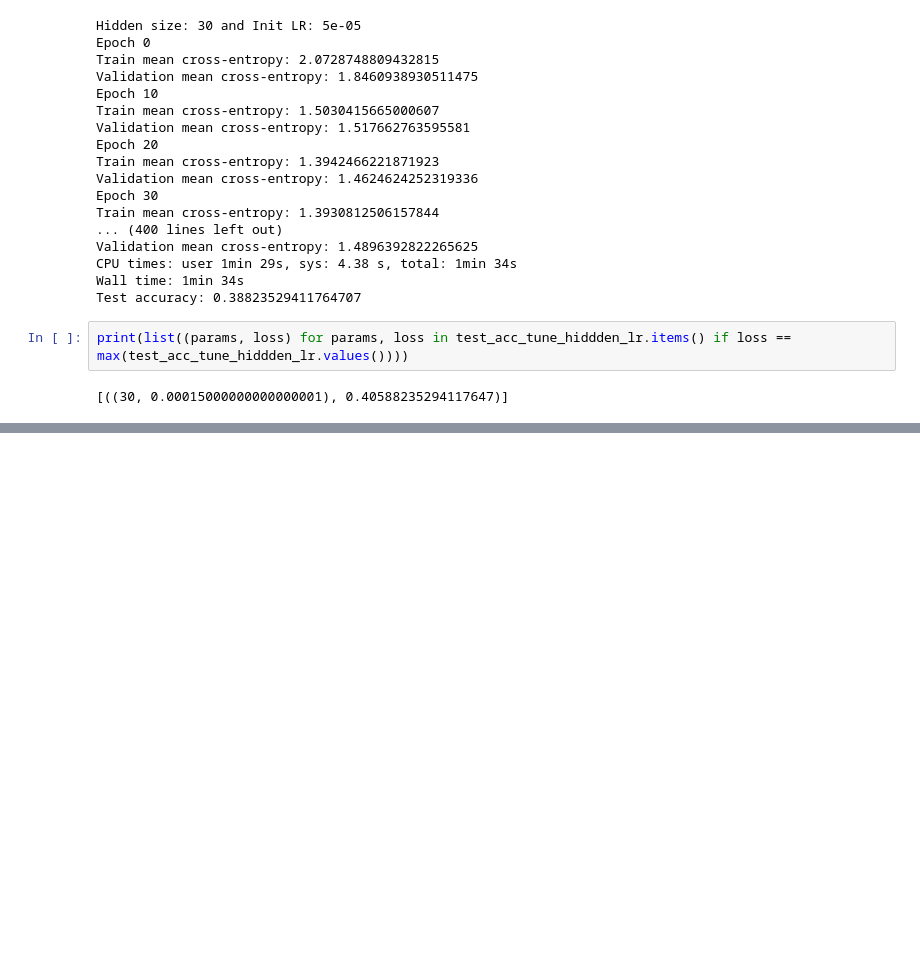
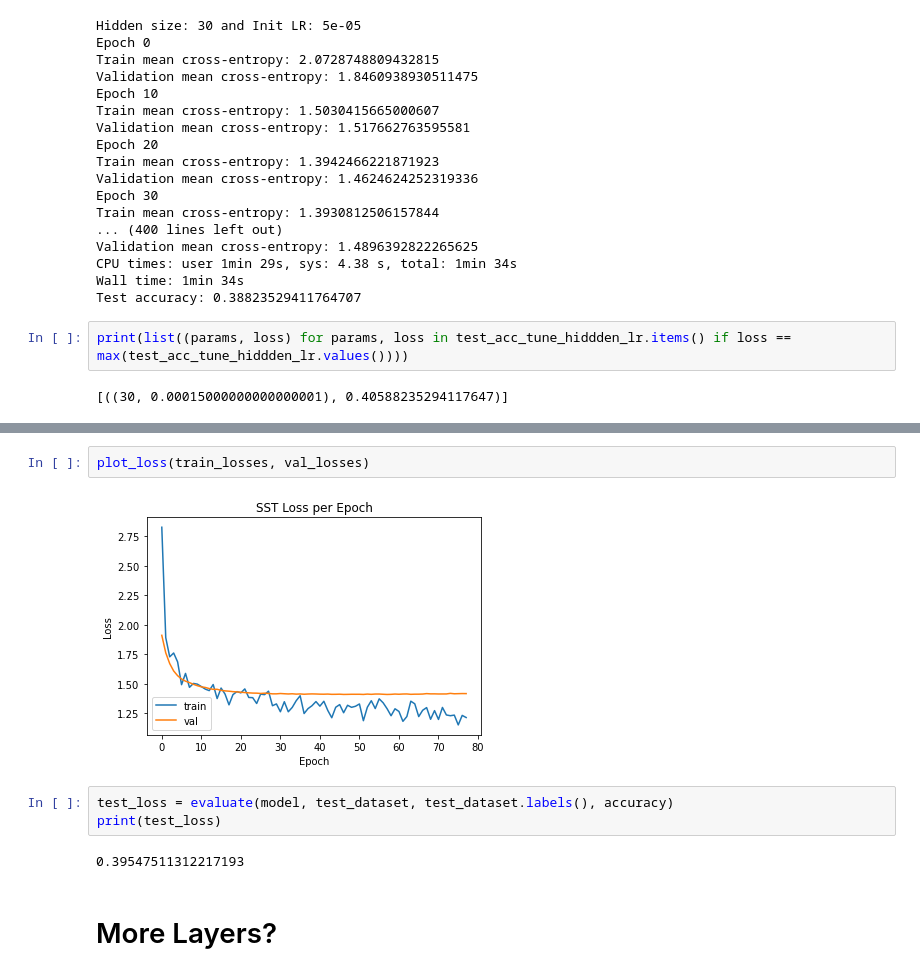
Before and after one commit to albert-yue/gcn-explainability, a Jupyter notebook: notebooks/experiment_sst.ipynb, the cells around one changed output, grey strips where cells are left out. Drawn from its saved outputs; the diff is of its cells as text; blank space fills up the shorter version.

```diff
--- a/notebooks/experiment_sst.ipynb
+++ b/notebooks/experiment_sst.ipynb
@@ -415,0 +447,11 @@ print(list((params, loss) for params, loss in test_acc_tune_hiddden_lr.items() i
+# %%
+plot_loss(train_losses, val_losses)
+# %% [output]
+[figure, added]
+# %%
+test_loss = evaluate(model, test_dataset, test_dataset.labels(), accuracy)
+print(test_loss)
+# %% [output]
+0.39547511312217193
+# %% [markdown]
+# More Layers?
```
Also changed, not shown: parts of 17 cells of this notebook.
